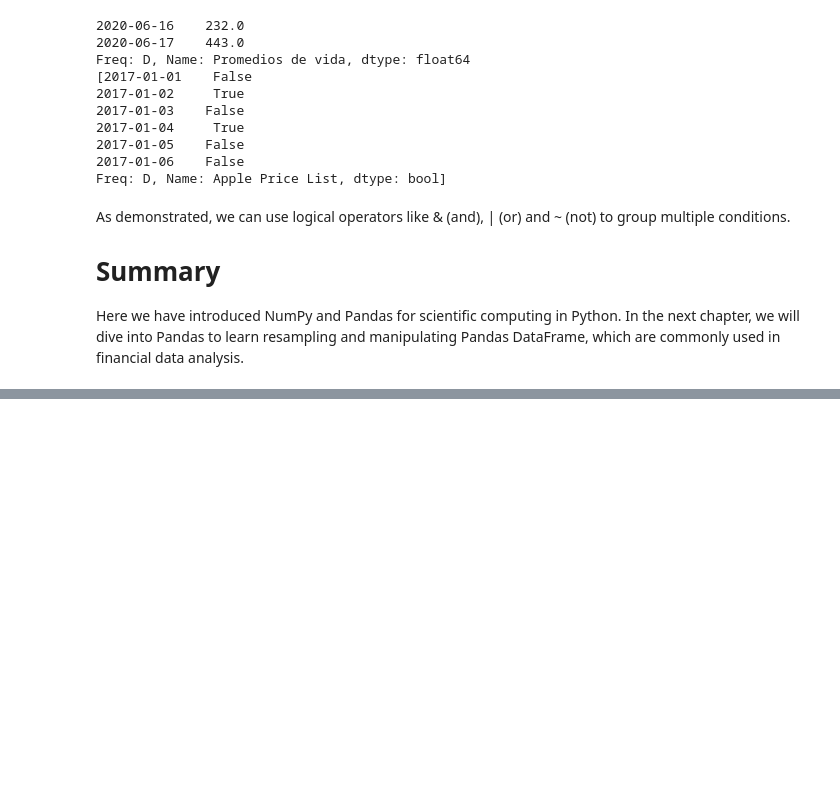
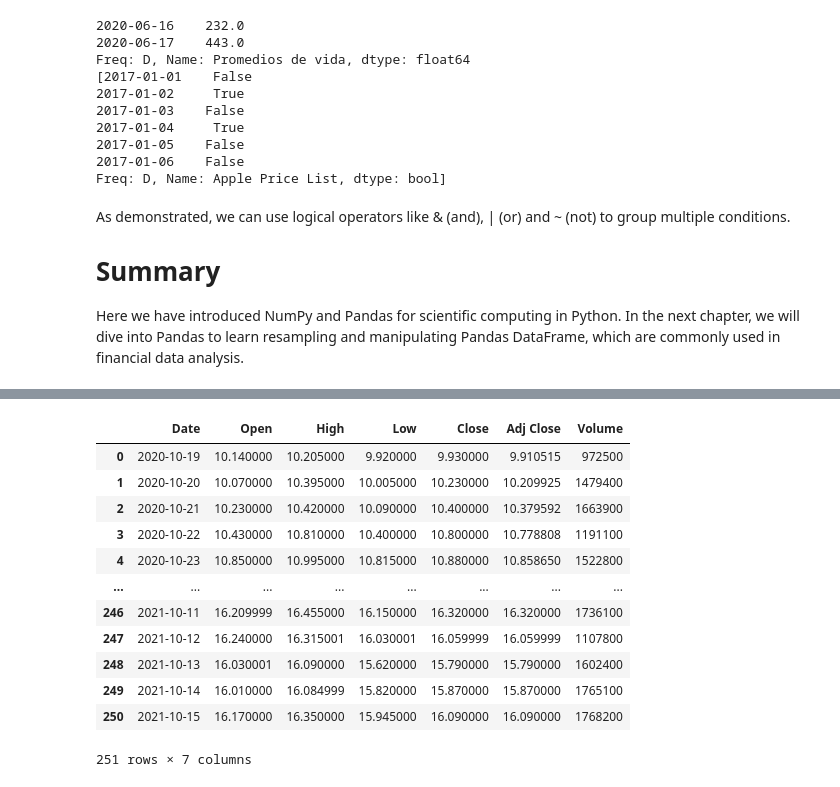
Before and after one commit to femorenoba/AlgorithmsUN2021II, a Jupyter notebook: Lab1/femorenoba__QuanconnectTutortials.ipynb, the cells around one changed output, grey strips where cells are left out. Saved outputs shown, nothing was run; the diff lists cells and outputs as text; code cells hidden in the pictures; blank space fills up the shorter version.

```diff
--- a/Lab1/femorenoba__QuanconnectTutortials.ipynb
+++ b/Lab1/femorenoba__QuanconnectTutortials.ipynb
@@ -1640,0 +1703,18 @@ Here we have introduced NumPy and Pandas for scientific computing in Python. In
+# %%
+import pandas as pd
+new_data = pd.read_csv('https://raw.githubusercontent.com/femorenoba/MetNumUN2021II/main/Lab1/yahoo_apple.csv')
+new_data
+# %% [output]
+|  | Date | Open | High | Low | Close | Adj Close | Volume |
+| 0 | 2020-10-19 | 10.140000 | 10.205000 | 9.920000 | 9.930000 | 9.910515 | 972500 |
+| 1 | 2020-10-20 | 10.070000 | 10.395000 | 10.005000 | 10.230000 | 10.209925 | 1479400 |
+| 2 | 2020-10-21 | 10.230000 | 10.420000 | 10.090000 | 10.400000 | 10.379592 | 1663900 |
+| 3 | 2020-10-22 | 10.430000 | 10.810000 | 10.400000 | 10.800000 | 10.778808 | 1191100 |
+| 4 | 2020-10-23 | 10.850000 | 10.995000 | 10.815000 | 10.880000 | 10.858650 | 1522800 |
+| ... | ... | ... | ... | ... | ... | ... | ... |
+| 246 | 2021-10-11 | 16.209999 | 16.455000 | 16.150000 | 16.320000 | 16.320000 | 1736100 |
+| 247 | 2021-10-12 | 16.240000 | 16.315001 | 16.030001 | 16.059999 | 16.059999 | 1107800 |
+| 248 | 2021-10-13 | 16.030001 | 16.090000 | 15.620000 | 15.790000 | 15.790000 | 1602400 |
+| 249 | 2021-10-14 | 16.010000 | 16.084999 | 15.820000 | 15.870000 | 15.870000 | 1765100 |
+| 250 | 2021-10-15 | 16.170000 | 16.350000 | 15.945000 | 16.090000 | 16.090000 | 1768200 |
+251 rows × 7 columns
```
Also changed, not shown: parts of 105 cells of this notebook.
